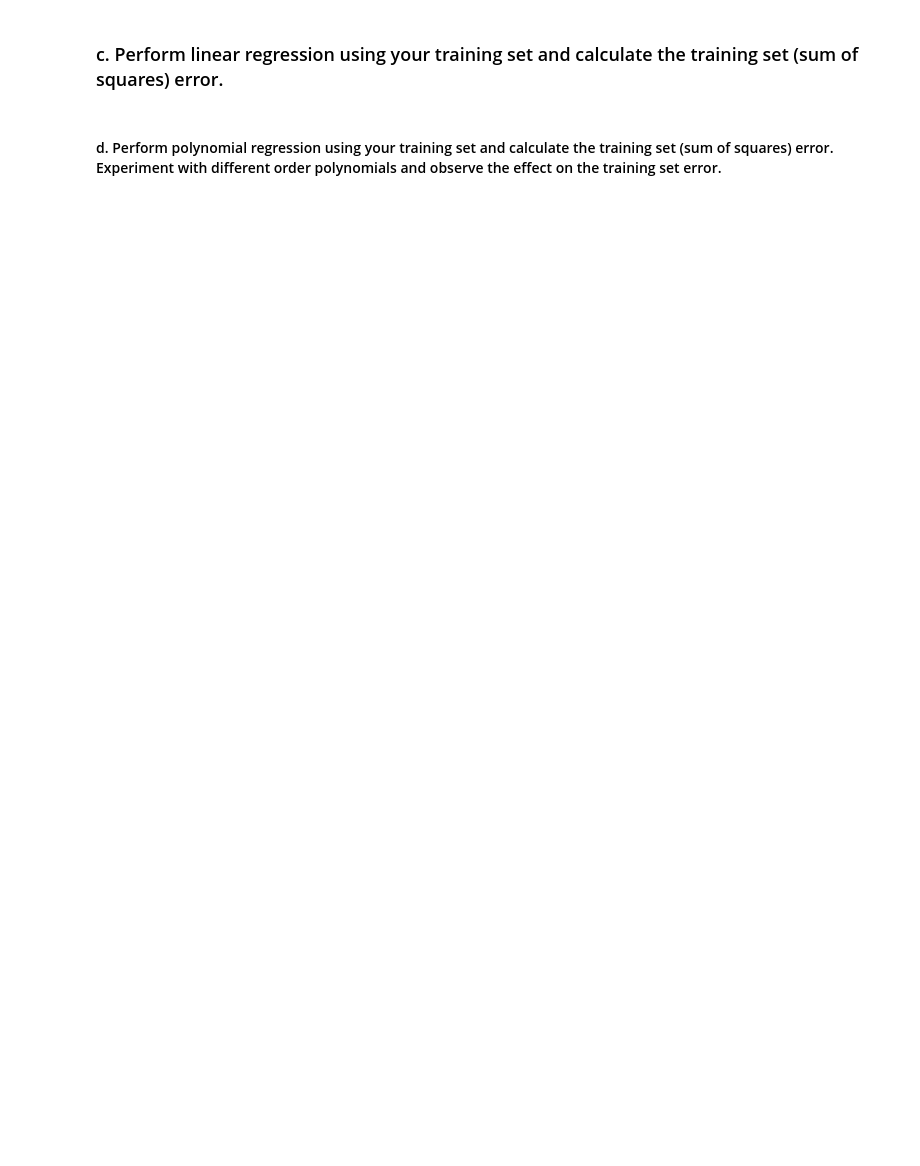
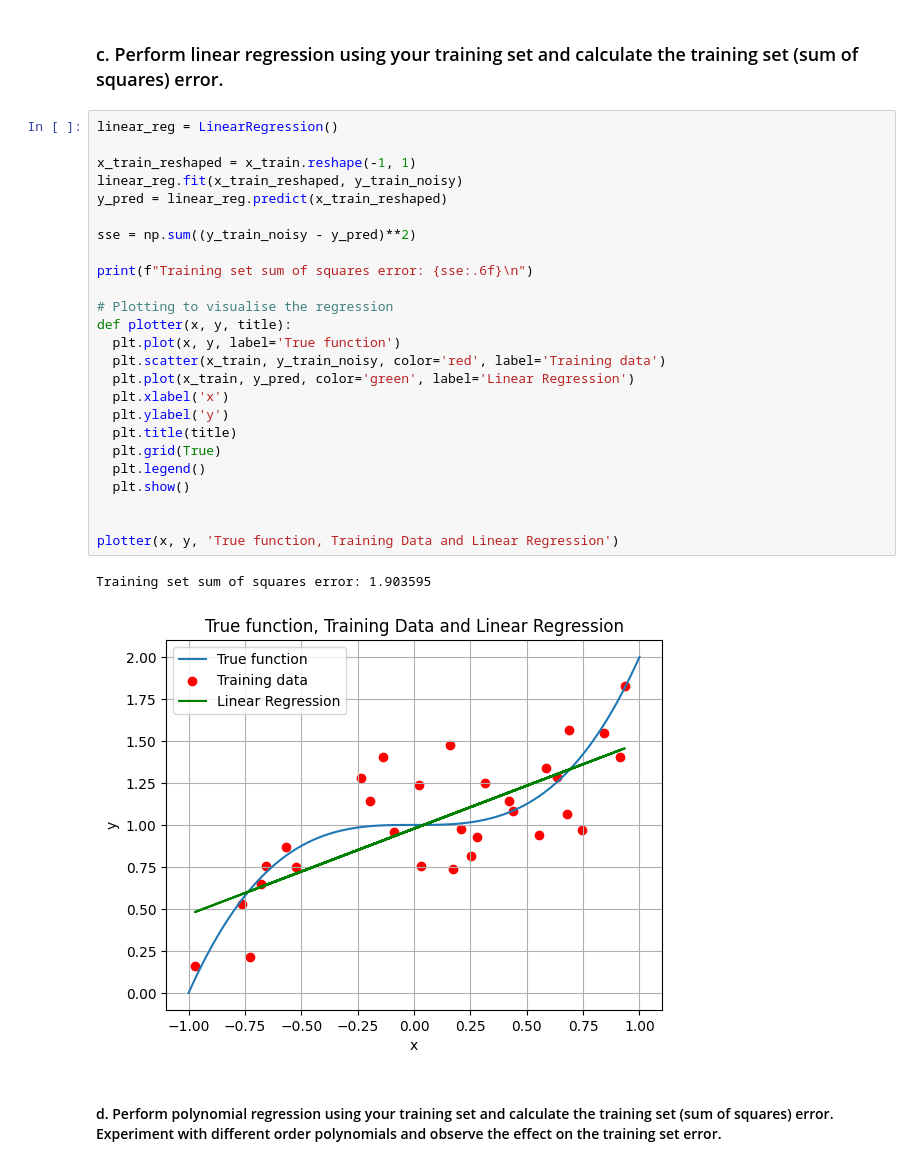
Before and after one commit to keys-i/COMP4702, a Jupyter notebook: src/W4.ipynb, the cells around one changed output. Cells and saved outputs as stored; diff of their text form; blank space fills up the shorter version.

```diff
--- a/src/W4.ipynb
+++ b/src/W4.ipynb
@@ -35,4 +60,32 @@ plot()
 # %% [markdown]
 ### c. Perform linear regression using your training set and calculate the training set (sum of squares) error.
+# %%
+linear_reg = LinearRegression()
+
+x_train_reshaped = x_train.reshape(-1, 1)
+linear_reg.fit(x_train_reshaped, y_train_noisy)
+y_pred = linear_reg.predict(x_train_reshaped)
+
+sse = np.sum((y_train_noisy - y_pred)**2)
+
+print(f"Training set sum of squares error: {sse:.6f}\n")
+
+# Plotting to visualise the regression
+def plotter(x, y, title):
+  plt.plot(x, y, label='True function')
+  plt.scatter(x_train, y_train_noisy, color='red', label='Training data')
+  plt.plot(x_train, y_pred, color='green', label='Linear Regression')
+  plt.xlabel('x')
+  plt.ylabel('y')
+  plt.title(title)
+  plt.grid(True)
+  plt.legend()
+  plt.show()
+
+
+plotter(x, y, 'True function, Training Data and Linear Regression')
+# %% [output]
+Training set sum of squares error: 1.903595
+[figure, added]
 # %% [markdown]
 #### d. Perform polynomial regression using your training set and calculate the training set (sum of squares) error. Experiment with different order polynomials and observe the effect on the training set error.
```
Also changed, not shown: parts of 5 cells of this notebook.
